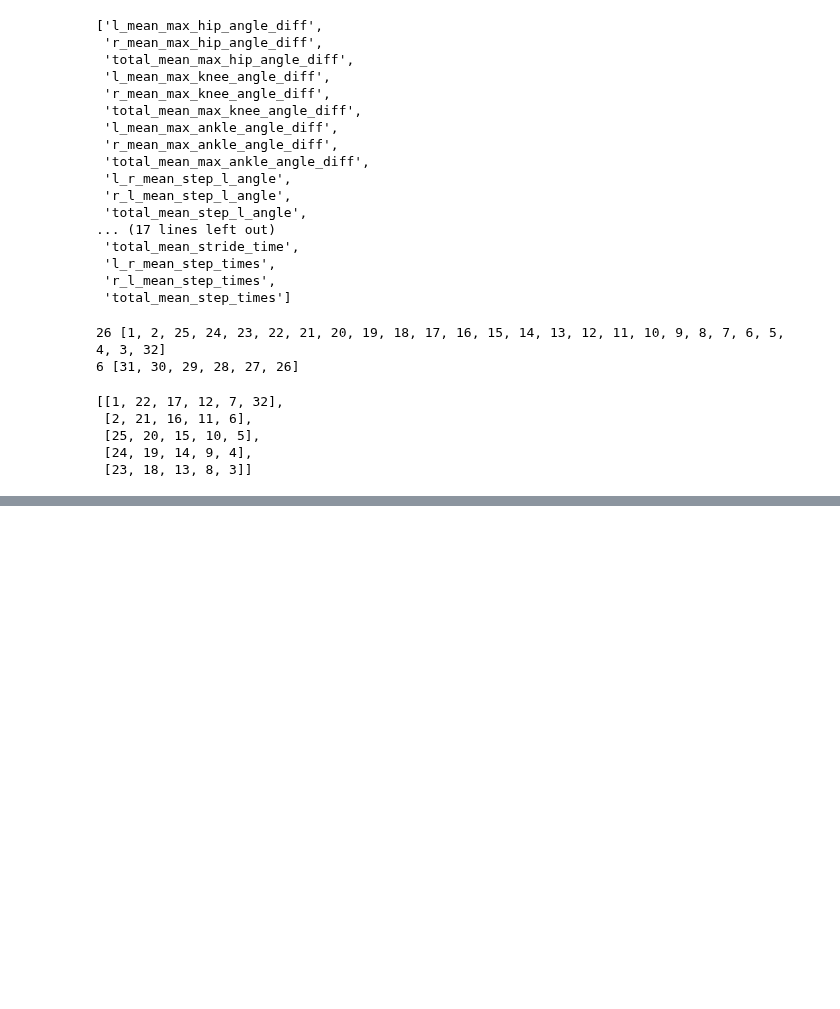
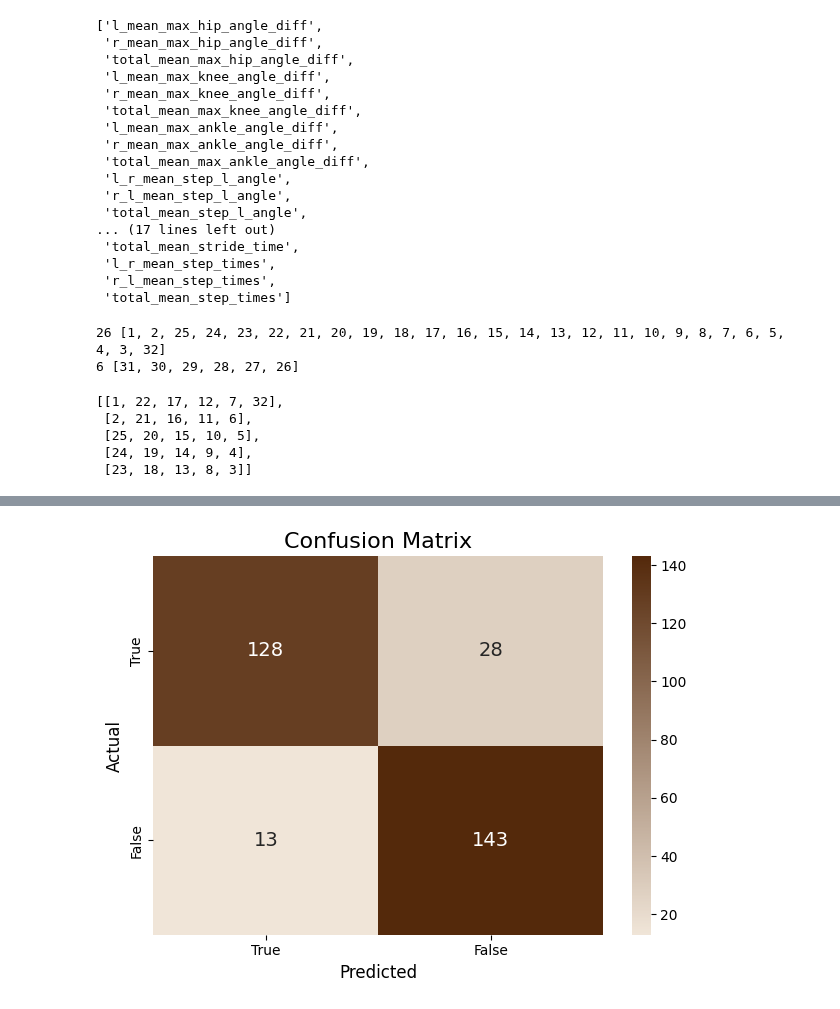
Before and after one commit to mklimek001/gait-features-identification, a Jupyter notebook: cv_trainer_preparation.ipynb, the cells around one changed output, grey strips where cells are left out. Drawn from its saved outputs; the diff is of its cells as text; code cells hidden in the pictures; blank space fills up the shorter version.

```diff
--- a/cv_trainer_preparation.ipynb
+++ b/cv_trainer_preparation.ipynb
@@ -232,0 +261,9 @@ False    10    146
+# %%
+gait_df = pd.read_csv('./datasets/gait_features_2.csv')
+
+print(col_names_wo_asym)
+
+cv_trainer = CVTrainer(dataset=gait_df,
+                      selected_features=col_names_wo_asym)
+cv_trainer.run_training()
+# %% [output]
@@ -232,0 +287 @@ False    10    146
+[figure, added]
```
Also changed, not shown: parts of 8 cells of this notebook, 5 other files.
